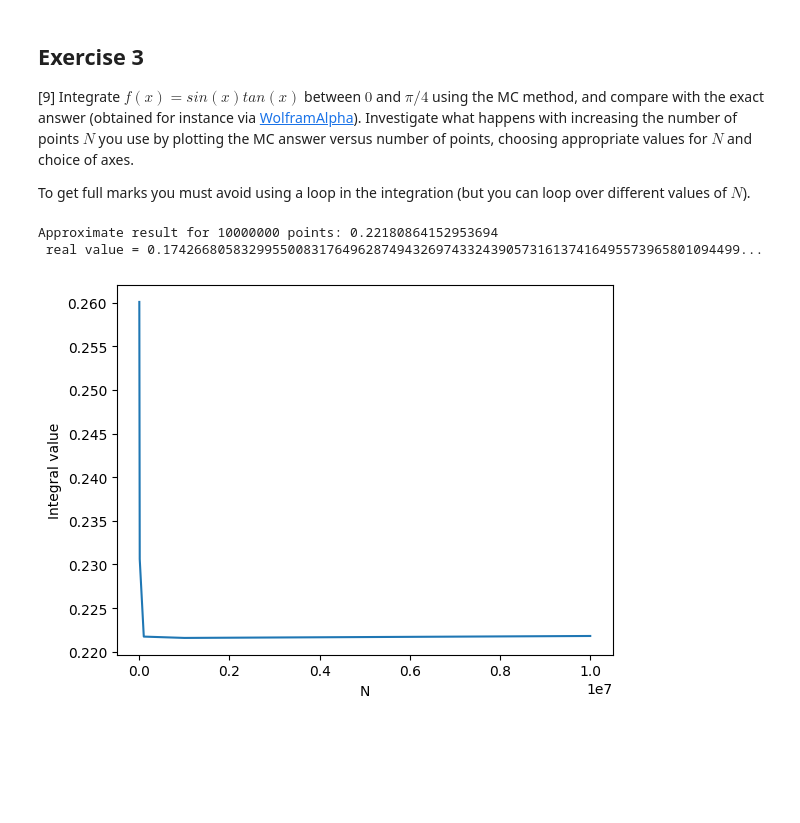
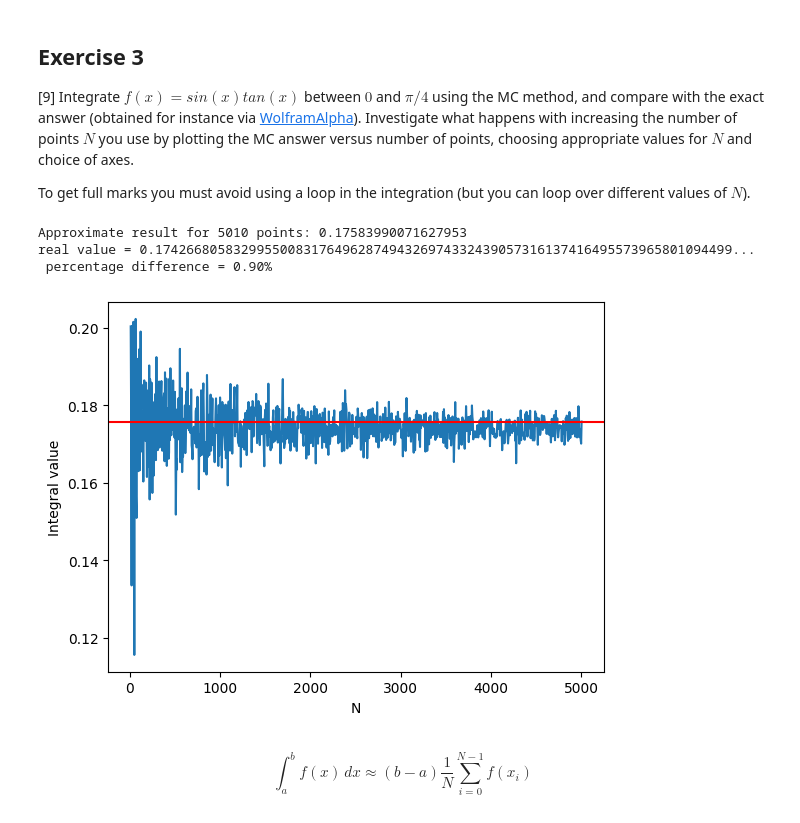
Before and after one commit to PX2145-2025/week-6-b-Dvorak-Gabriel, a Jupyter notebook: Monte_Carlo.ipynb, the cells around one changed output. Drawn from its saved outputs; the diff is of its cells as text; code cells hidden in the pictures; blank space fills up the shorter version.

```diff
--- a/Monte_Carlo.ipynb
+++ b/Monte_Carlo.ipynb
@@ -297,29 +297,37 @@ Wall time: 31.9 ms
 # %%
 import numpy as np
 from numpy.random import random, normal, seed
 import matplotlib.pyplot as plt
 
+
+a= 0
+b = np.pi/4
+
 def f(x):
     return np.sin(x)*np.tan(x)
+integrals = []
+Ns = []
 
-N_vals,integs = [],[]
-N = int(1e2)
-for i in range(5):
-  s = 0 # s is the sum
-  for i in range (N):
-      x = random()*(np.pi/4 - 0)
-      s += f(x)
-  integral = s/N
-  N = N*10
-  integs.append(integral)
-  N_vals.append(N)
+N=int(1e1)
+for i in range(1000):
+  x=np.random.rand(N)*(b)
+  integral = np.sum(f(x))*(b-a)/N
+  integrals.append(integral)
+  Ns.append(N)
+  N = N+5
 
-plt.plot(N_vals,integs)
+plt.plot(Ns,integrals)
 plt.xlabel('N')
 plt.ylabel('Integral value')
+plt.axhline(integrals[-1], color = "r")
 
-print(f'Approximate result for {N} points: {integral} \n real value = 0.17426680583299550083176496287494326974332439057316137416495573965801094499...')
+print(f'Approximate result for {N} points: {integral}\nreal value = 0.17426680583299550083176496287494326974332439057316137416495573965801094499...\n percentage difference = {((integral-0.17426680583299550083176496287494326974332439057316137416495573965801094499)/0.17426680583299550083176496287494326974332439057316137416495573965801094499)*100:.2f}%')
 # %% [output]
-Approximate result for 10000000 points: 0.22180864152953694
- real value = 0.17426680583299550083176496287494326974332439057316137416495573965801094499...
+Approximate result for 5010 points: 0.17583990071627953
+real value = 0.17426680583299550083176496287494326974332439057316137416495573965801094499...
+ percentage difference = 0.90%
-[figure, old version]
+[figure, new version]
+# %% [markdown]
+$$
+\int_a^b f(x)\,dx\approx(b-a)\frac{1}{N}\sum_{i=0}^{N-1}f(x_i)
+$$
```
